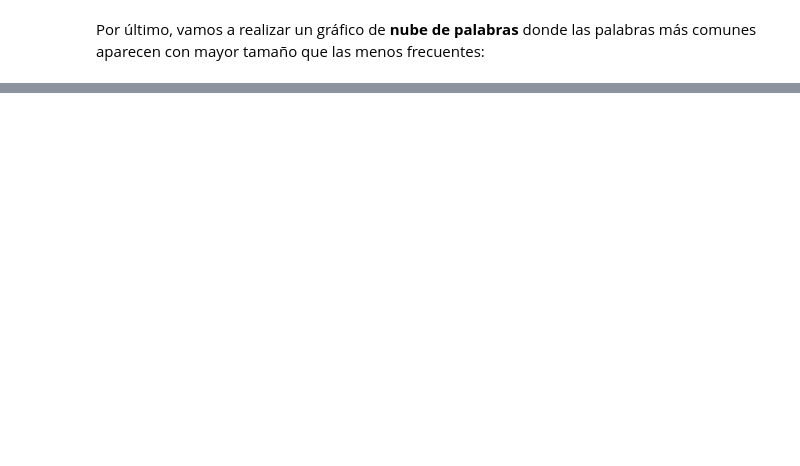
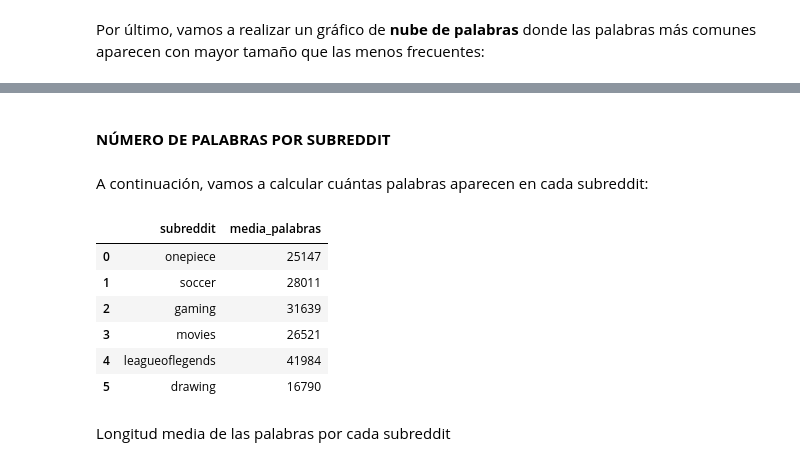
Before and after one commit to mario-mellinasn-um-es/PLN-entregable, a Jupyter notebook: apartado1.ipynb, the cells around one changed output, grey strips where cells are left out. Drawn from its saved outputs; the diff is of its cells as text; code cells hidden in the pictures; blank space fills up the shorter version.

```diff
--- a/apartado1.ipynb
+++ b/apartado1.ipynb
@@ -999,0 +1236,63 @@ plt.show()
+# %% [markdown]
+<!--  -->
+# %% [markdown]
+**NÚMERO DE PALABRAS POR SUBREDDIT**
+# %% [markdown]
+A continuación, vamos a calcular cuántas palabras aparecen en cada subreddit:
+# %%
+import json
+import pandas as pd
+
+# Definimos los subreddits
+subreddits = ["onepiece", "soccer", "gaming", "movies", "leagueoflegends", "drawing"]
+
+# Creamos una lista para guardar resultados
+resultados = []
+
+# Recorremos los subreddits
+for subreddit in subreddits:
+    filename = subreddit + "_final.json"
+
+    with open(filename, "r", encoding="utf-8") as f:
+        data = json.load(f)
+
+    total_palabras = 0
+
+    # Recorremos las submissions
+    for submission in data["submissions"]:
+
+        # Extraemos las palabras del título de cada submission y las sumamos
+        titulo = str(submission.get("title", ""))
+        total_palabras += len(titulo.split())
+
+        # Extreamos las palabras de la descripción de cada submission y las sumamos
+        selftext = str(submission.get("selftext", ""))
+        total_palabras += len(selftext.split())
+
+        # Recorremos cada comentario
+        for comment in submission["comments"]:
+
+            # Extraemos las palabras del cuerpo de cada comentario y las sumamos
+            cuerpo = str(comment.get("body", ""))
+            total_palabras += len(cuerpo.split())
+
+    # Añadimos a la lista de resultados tanto el subreddit actual como su número total de palabras
+    resultados.append([subreddit, total_palabras])
+
+# Creamos un DataFrame para mostrar el número total de palabras que hay en cada subreddit
+df_medias = pd.DataFrame(
+    resultados,
+    columns=["subreddit", "media_palabras"]
+)
+
+df_medias
+# %% [output]
+|  | subreddit | media_palabras |
+| 0 | onepiece | 25147 |
+| 1 | soccer | 28011 |
+| 2 | gaming | 31639 |
+| 3 | movies | 26521 |
+| 4 | leagueoflegends | 41984 |
+| 5 | drawing | 16790 |
+# %% [markdown]
+Longitud media de las palabras por cada subreddit
```
Also changed, not shown: parts of 30 cells of this notebook.
